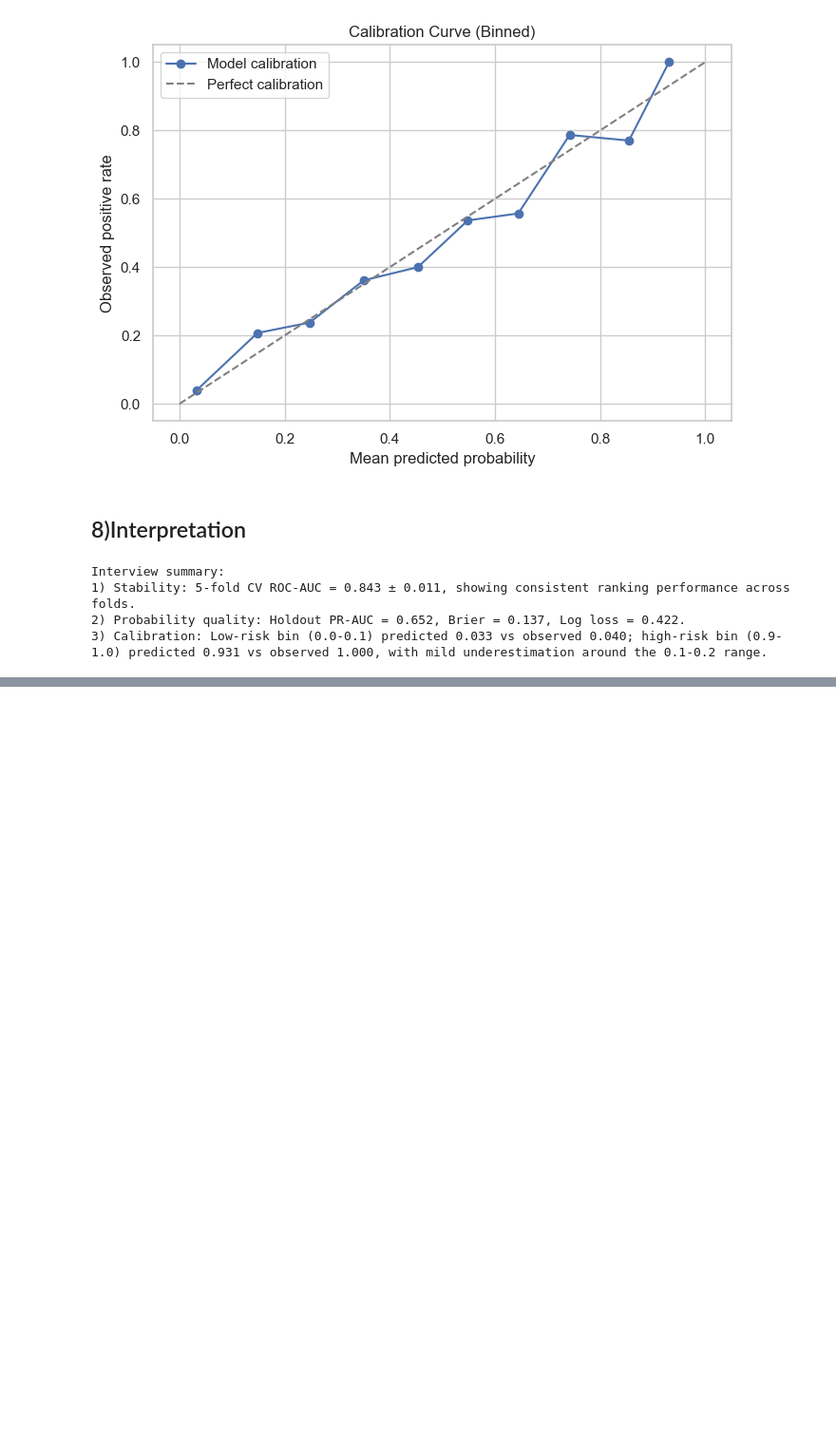
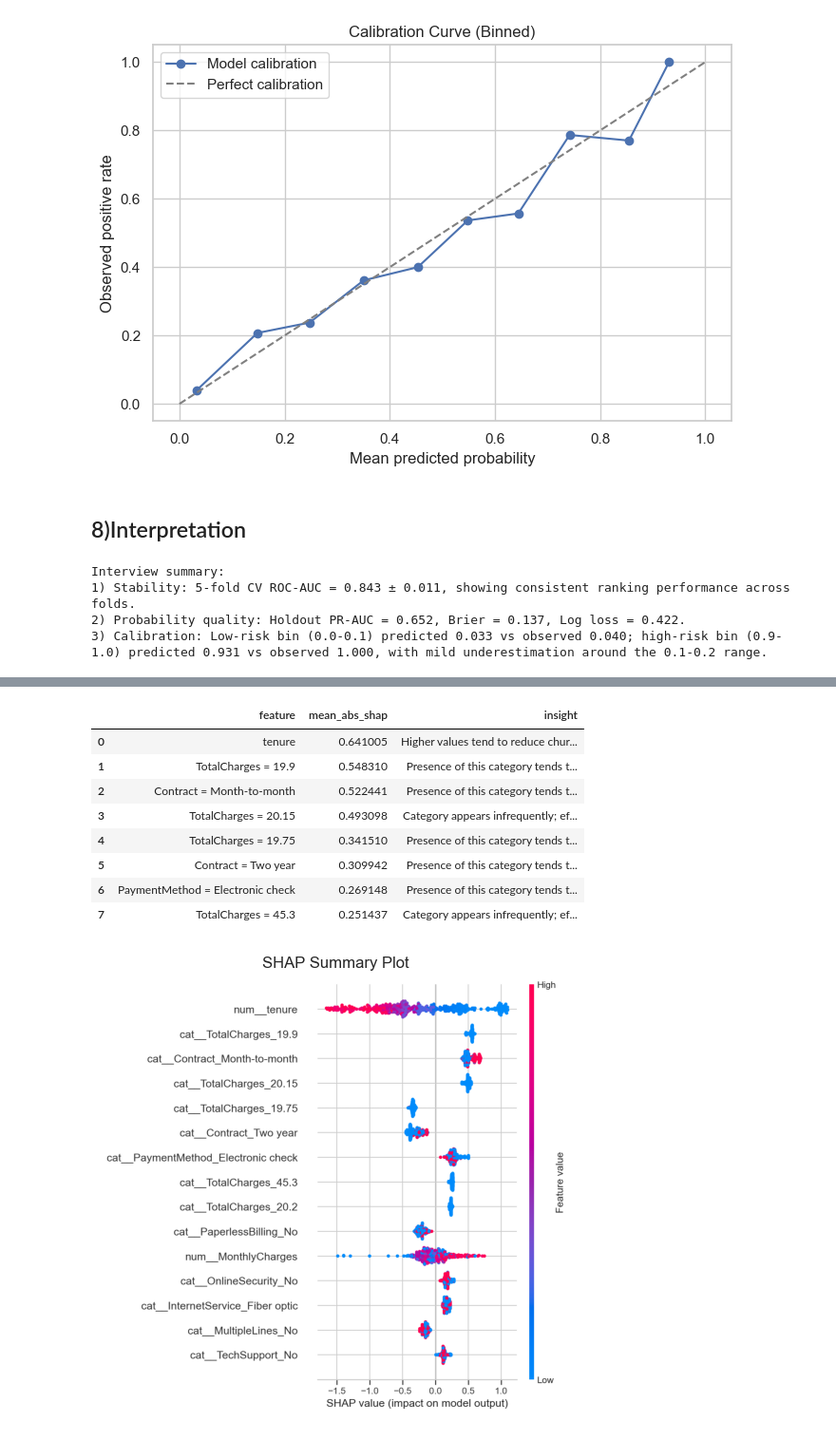
Before and after one commit to AmineCodes1/Churn-Prediction, a Jupyter notebook: notebooks/01_churn_end_to_end_starter.ipynb, the cells around one changed output, grey strips where cells are left out. Shown at 95% size. Cells and saved outputs as stored; diff of their text form; code cells hidden in the pictures; blank space fills up the shorter version.

Commit message:
feat: add shap explainability artifact and insights

```diff
--- a/notebooks/01_churn_end_to_end_starter.ipynb
+++ b/notebooks/01_churn_end_to_end_starter.ipynb
@@ -257,0 +264,35 @@ Interview summary:
+# %%
+if 'results' in globals() and 'explainability' in results:
+    explain = results['explainability']
+
+    if 'error' in explain:
+        print(explain['error'])
+    else:
+        top_features = pd.DataFrame(explain.get('top_features', []))
+        if not top_features.empty:
+            top_features = top_features.sort_values('mean_abs_shap', ascending=False)
+            display(top_features)
+
+        summary_path = explain.get('shap_summary_plot_path')
+        if summary_path and Path(summary_path).exists():
+            image = plt.imread(summary_path)
+            plt.figure(figsize=(10, 6))
+            plt.imshow(image)
+            plt.axis('off')
+            plt.title('SHAP Summary Plot')
+            plt.show()
+        else:
+            print('SHAP summary plot path not found.')
+else:
+    print("Run the training cell first to populate 'results[\"explainability\"]'.")
+# %% [output]
+|  | feature | mean_abs_shap | insight |
+| 0 | tenure | 0.641005 | Higher values tend to reduce chur... |
+| 1 | TotalCharges = 19.9 | 0.548310 | Presence of this category tends t... |
+| 2 | Contract = Month-to-month | 0.522441 | Presence of this category tends t... |
+| 3 | TotalCharges = 20.15 | 0.493098 | Category appears infrequently; ef... |
+| 4 | TotalCharges = 19.75 | 0.341510 | Presence of this category tends t... |
+| 5 | Contract = Two year | 0.309942 | Presence of this category tends t... |
+| 6 | PaymentMethod = Electronic check | 0.269148 | Presence of this category tends t... |
+| 7 | TotalCharges = 45.3 | 0.251437 | Category appears infrequently; ef... |
+[figure, added]
```
Also changed, not shown: parts of 1 cell of this notebook, 2 other files.
